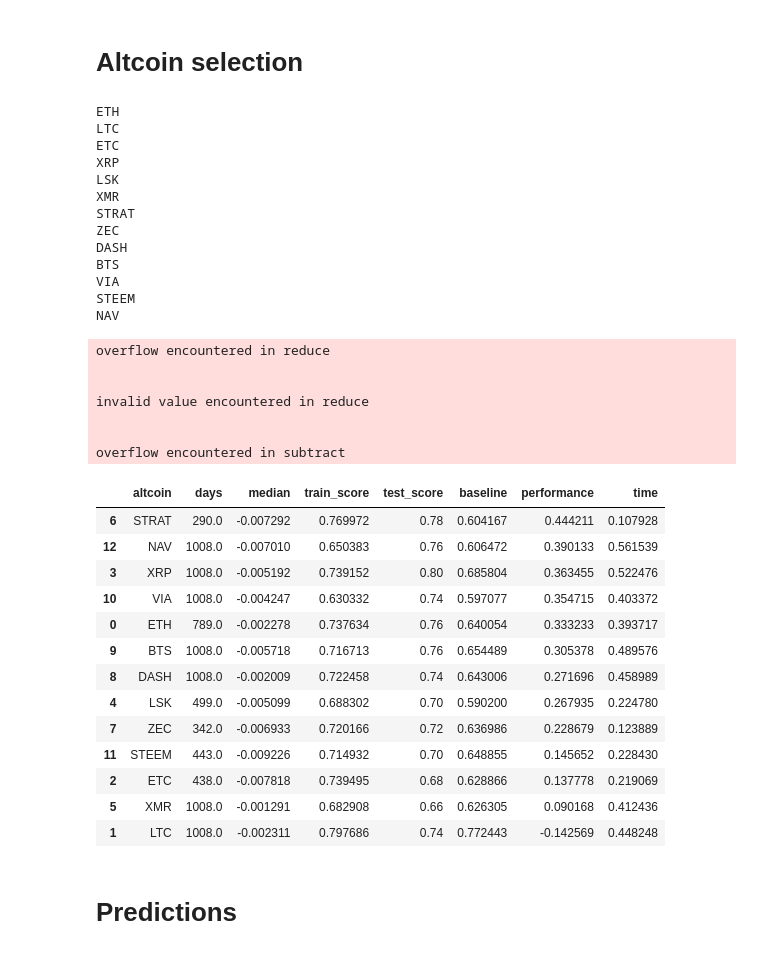
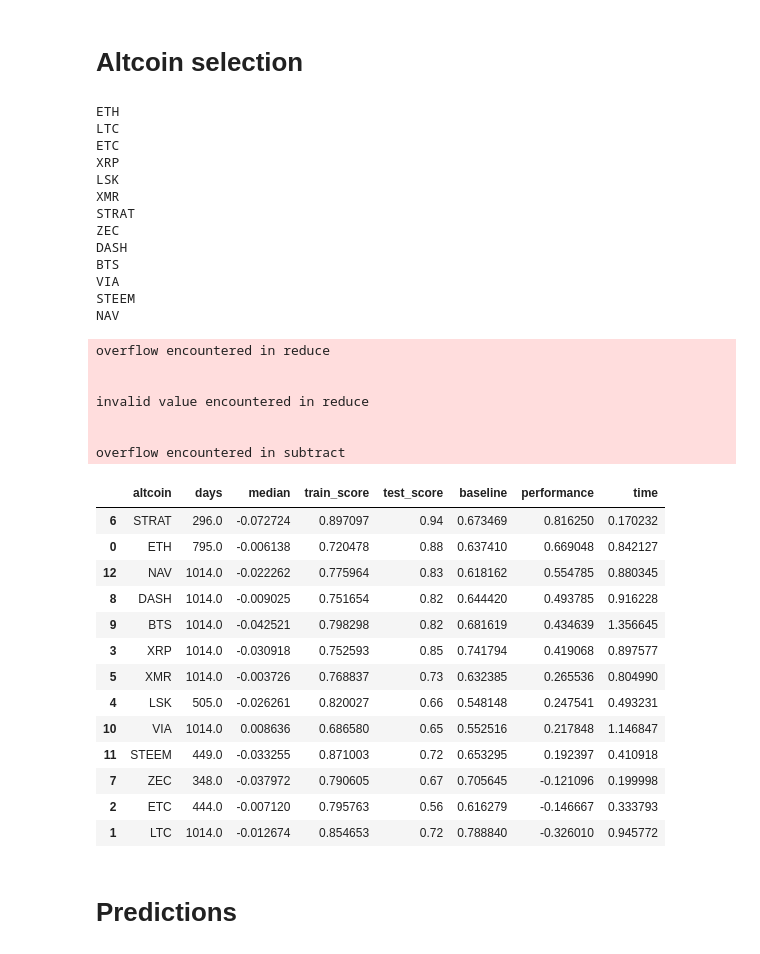
Before and after one commit to arashash/BitPredict, a Jupyter notebook: analyse_Poloniex.ipynb, the cells around one changed output. Drawn from its saved outputs; the diff is of its cells as text; code cells hidden in the pictures.

```diff
--- a/analyse_Poloniex.ipynb
+++ b/analyse_Poloniex.ipynb
@@ -647,9 +647,9 @@ def preprocess(X, x_today, y, testSize, k):
 # %% [markdown]
 # Altcoin selection
 # %%
-testSize = 60
-predDays = 1
-threshold = 0.01
+testSize = 100
+predDays = 30
+threshold = 0.05
 df_results = pd.DataFrame(data=np.zeros(shape=(len(binance_coins), 7)),
                               columns = ['altcoin', 'days', 'median',
                                          'train_score', 'test_score', 'baseline', 'performance'])
@@ -695,47 +695,47 @@ for coin in binance_coins:
     df_results.loc[count,'baseline'] = baseline
 
     df_results.loc[count,'performance'] = (np.mean(test_scores) - baseline)/(1 - baseline)
 
     count+=1
 
-selected_coins = df_results['altcoin'].values[df_results['performance'] > 0.1]
+selected_coins = df_results['altcoin'].values[df_results['performance'] > 0]
 
 display(df_results.sort_values(by='performance', ascending=False))
 # %% [output]
 ETH
 LTC
 ETC
 XRP
 LSK
 XMR
 STRAT
 ZEC
 DASH
 BTS
 VIA
 STEEM
 NAV
 overflow encountered in reduce
 
 
 invalid value encountered in reduce
 
 
 overflow encountered in subtract
 |  | altcoin | days | median | train_score | test_score | baseline | performance | time |
-| 6 | STRAT | 290.0 | -0.007292 | 0.769972 | 0.78 | 0.604167 | 0.444211 | 0.107928 |
-| 12 | NAV | 1008.0 | -0.007010 | 0.650383 | 0.76 | 0.606472 | 0.390133 | 0.561539 |
-| 3 | XRP | 1008.0 | -0.005192 | 0.739152 | 0.80 | 0.685804 | 0.363455 | 0.522476 |
-| 10 | VIA | 1008.0 | -0.004247 | 0.630332 | 0.74 | 0.597077 | 0.354715 | 0.403372 |
-| 0 | ETH | 789.0 | -0.002278 | 0.737634 | 0.76 | 0.640054 | 0.333233 | 0.393717 |
-| 9 | BTS | 1008.0 | -0.005718 | 0.716713 | 0.76 | 0.654489 | 0.305378 | 0.489576 |
-| 8 | DASH | 1008.0 | -0.002009 | 0.722458 | 0.74 | 0.643006 | 0.271696 | 0.458989 |
-| 4 | LSK | 499.0 | -0.005099 | 0.688302 | 0.70 | 0.590200 | 0.267935 | 0.224780 |
-| 7 | ZEC | 342.0 | -0.006933 | 0.720166 | 0.72 | 0.636986 | 0.228679 | 0.123889 |
-| 11 | STEEM | 443.0 | -0.009226 | 0.714932 | 0.70 | 0.648855 | 0.145652 | 0.228430 |
-| 2 | ETC | 438.0 | -0.007818 | 0.739495 | 0.68 | 0.628866 | 0.137778 | 0.219069 |
-| 5 | XMR | 1008.0 | -0.001291 | 0.682908 | 0.66 | 0.626305 | 0.090168 | 0.412436 |
-| 1 | LTC | 1008.0 | -0.002311 | 0.797686 | 0.74 | 0.772443 | -0.142569 | 0.448248 |
+| 6 | STRAT | 296.0 | -0.072724 | 0.897097 | 0.94 | 0.673469 | 0.816250 | 0.170232 |
+| 0 | ETH | 795.0 | -0.006138 | 0.720478 | 0.88 | 0.637410 | 0.669048 | 0.842127 |
+| 12 | NAV | 1014.0 | -0.022262 | 0.775964 | 0.83 | 0.618162 | 0.554785 | 0.880345 |
+| 8 | DASH | 1014.0 | -0.009025 | 0.751654 | 0.82 | 0.644420 | 0.493785 | 0.916228 |
+| 9 | BTS | 1014.0 | -0.042521 | 0.798298 | 0.82 | 0.681619 | 0.434639 | 1.356645 |
+| 3 | XRP | 1014.0 | -0.030918 | 0.752593 | 0.85 | 0.741794 | 0.419068 | 0.897577 |
+| 5 | XMR | 1014.0 | -0.003726 | 0.768837 | 0.73 | 0.632385 | 0.265536 | 0.804990 |
+| 4 | LSK | 505.0 | -0.026261 | 0.820027 | 0.66 | 0.548148 | 0.247541 | 0.493231 |
+| 10 | VIA | 1014.0 | 0.008636 | 0.686580 | 0.65 | 0.552516 | 0.217848 | 1.146847 |
+| 11 | STEEM | 449.0 | -0.033255 | 0.871003 | 0.72 | 0.653295 | 0.192397 | 0.410918 |
+| 7 | ZEC | 348.0 | -0.037972 | 0.790605 | 0.67 | 0.705645 | -0.121096 | 0.199998 |
+| 2 | ETC | 444.0 | -0.007120 | 0.795763 | 0.56 | 0.616279 | -0.146667 | 0.333793 |
+| 1 | LTC | 1014.0 | -0.012674 | 0.854653 | 0.72 | 0.788840 | -0.326010 | 0.945772 |
 # %% [markdown]
 # Predictions
 # %%
```
Also changed, not shown: parts of 3 cells of this notebook, 21 other files.
